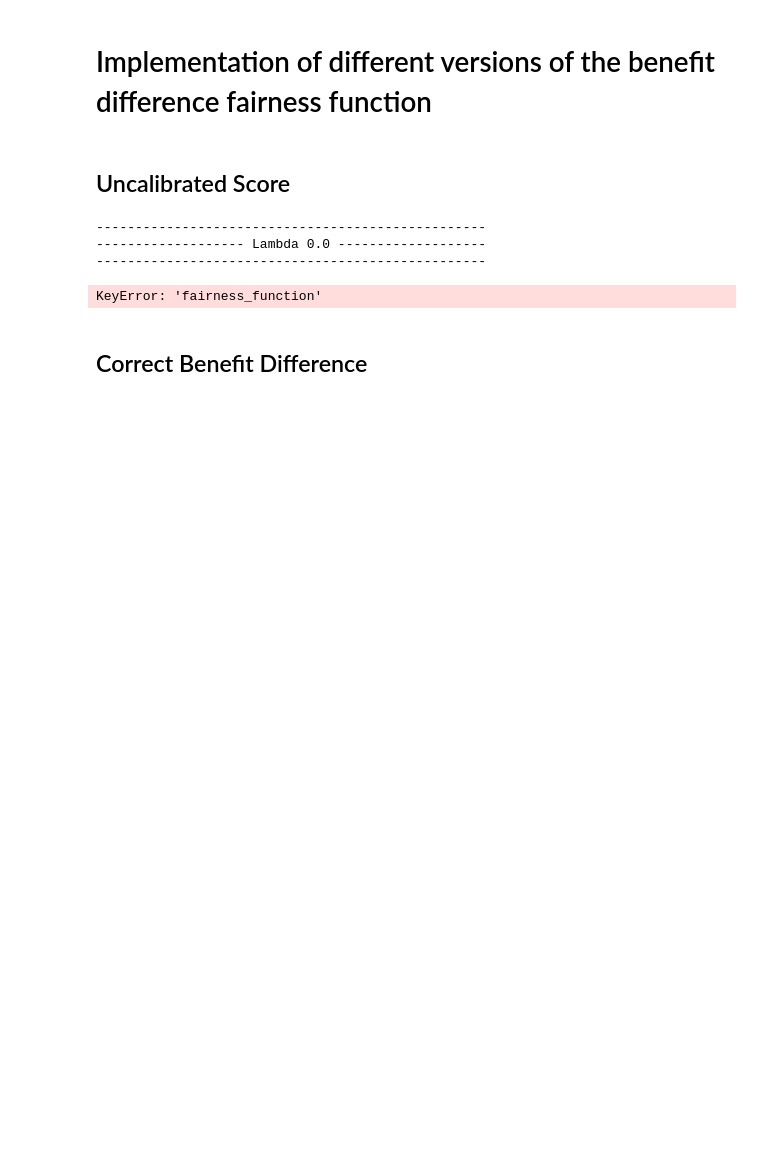
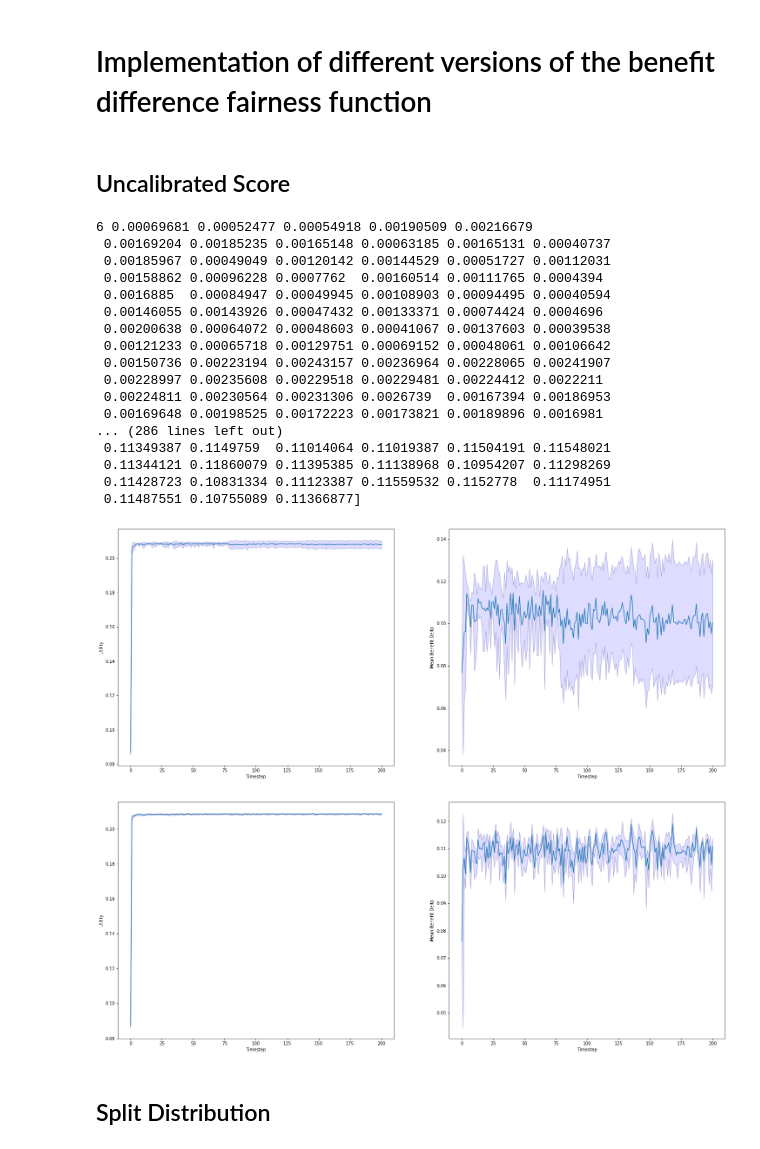
Before and after one commit to floydkretschmar/master-thesis, a Jupyter notebook: exp/006-single-run-test.ipynb, the cells around one changed output. Drawn from its saved outputs; the diff is of its cells as text; code cells hidden in the pictures; blank space fills up the shorter version.

Commit message:
not sure about results

```diff
--- a/exp/006-single-run-test.ipynb
+++ b/exp/006-single-run-test.ipynb
@@ -23,14 +23,16 @@ def fairness_function(**fairness_kwargs):
     y = fairness_kwargs["y"]
     decisions = fairness_kwargs["decisions"]
     ips_weights = fairness_kwargs["ips_weights"]
+    phi, denominator_log_grad = policy._log_gradient(x, s)
 
     benefit = policy.benefit_function(decisions=decisions, y=y)
+    benefit_gradient = benefit / denominator_log_grad
 
     if ips_weights is not None:
         benefit *= ips_weights
+        benefit_gradient *= ips_weights
 
-    log_gradient = policy._log_gradient(x, s)
-    benefit_grad = benefit * log_gradient
+    benefit_grad = phi * benefit_gradient
 
     # benefit-difference * grad-benefit-difference
     return policy._mean_difference(benefit, s) * policy._mean_difference(benefit_grad, s)
@@ -51,7 +53,7 @@ training_parameters = {
         'theta': [-3.0, 5.0],
         'benefit_value_function': demographic_parity,
         'utility_value_function': util_func,
-        ''
+        'fairness_function': fairness_function,
         'feature_map': IdentityFeatureMap(dim_theta),
         'keep_collected_data': False,
         'use_sensitve_attributes': False,
@@ -63,8 +65,7 @@ training_parameters = {
         'batch_size':256,
         'learning_rate': 1,
         'decay_rate': 1,
-        'decay_step': 10000,
-        'test_at_every_timestep': False
+        'decay_step': 10000
     },
     'data': {
         'distribution': UncalibratedScore(bias=bias),
@@ -75,14 +76,29 @@ training_parameters = {
     }
 }
 # %%
-statistics = train(training_parameters, fairness_rates=[0.0], iterations=30, store_all=False, verbose=True, asynchronous=True)
+statistics, run_path = train(training_parameters, fairness_rates=[0.0], iterations=30, store_all=True, verbose=True, asynchronous=True)
 
-plot_mean_over_lambdas(statistics, "/home/fkretschmar/Documents/master-thesis/res/exp-006/uncalibrated/results_mean.png")
-plot_median_over_lambdas(statistics, "/home/fkretschmar/Documents/master-thesis/res/exp-006/uncalibrated/results_median.png")
+plot_mean_over_time(statistics, "{}/results_mean.png".format(run_path))
+plot_median_over_time(statistics, "{}/results_median.png".format(run_path))
 # %% [output]
---------------------------------------------------
-------------------- Lambda 0.0 -------------------
---------------------------------------------------
+6 0.00069681 0.00052477 0.00054918 0.00190509 0.00216679
+ 0.00169204 0.00185235 0.00165148 0.00063185 0.00165131 0.00040737
+ 0.00185967 0.00049049 0.00120142 0.00144529 0.00051727 0.00112031
+ 0.00158862 0.00096228 0.0007762  0.00160514 0.00111765 0.0004394
+ 0.0016885  0.00084947 0.00049945 0.00108903 0.00094495 0.00040594
+ 0.00146055 0.00143926 0.00047432 0.00133371 0.00074424 0.0004696
+ 0.00200638 0.00064072 0.00048603 0.00041067 0.00137603 0.00039538
+ 0.00121233 0.00065718 0.00129751 0.00069152 0.00048061 0.00106642
+ 0.00150736 0.00223194 0.00243157 0.00236964 0.00228065 0.00241907
+ 0.00228997 0.00235608 0.00229518 0.00229481 0.00224412 0.0022211
+ 0.00224811 0.00230564 0.00231306 0.0026739  0.00167394 0.00186953
+ 0.00169648 0.00198525 0.00172223 0.00173821 0.00189896 0.0016981
+... (286 lines left out)
+ 0.11349387 0.1149759  0.11014064 0.11019387 0.11504191 0.11548021
+ 0.11344121 0.11860079 0.11395385 0.11138968 0.10954207 0.11298269
+ 0.11428723 0.10831334 0.11123387 0.11559532 0.1152778  0.11174951
+ 0.11487551 0.10755089 0.11366877]
-KeyError: 'fairness_function'
+[figure, added]
+[figure, added]
-# %% [markdown]
-## Correct Benefit Difference
+# %% [markdown]
+## Split Distribution
```
Also changed, not shown: parts of 3 cells of this notebook.
